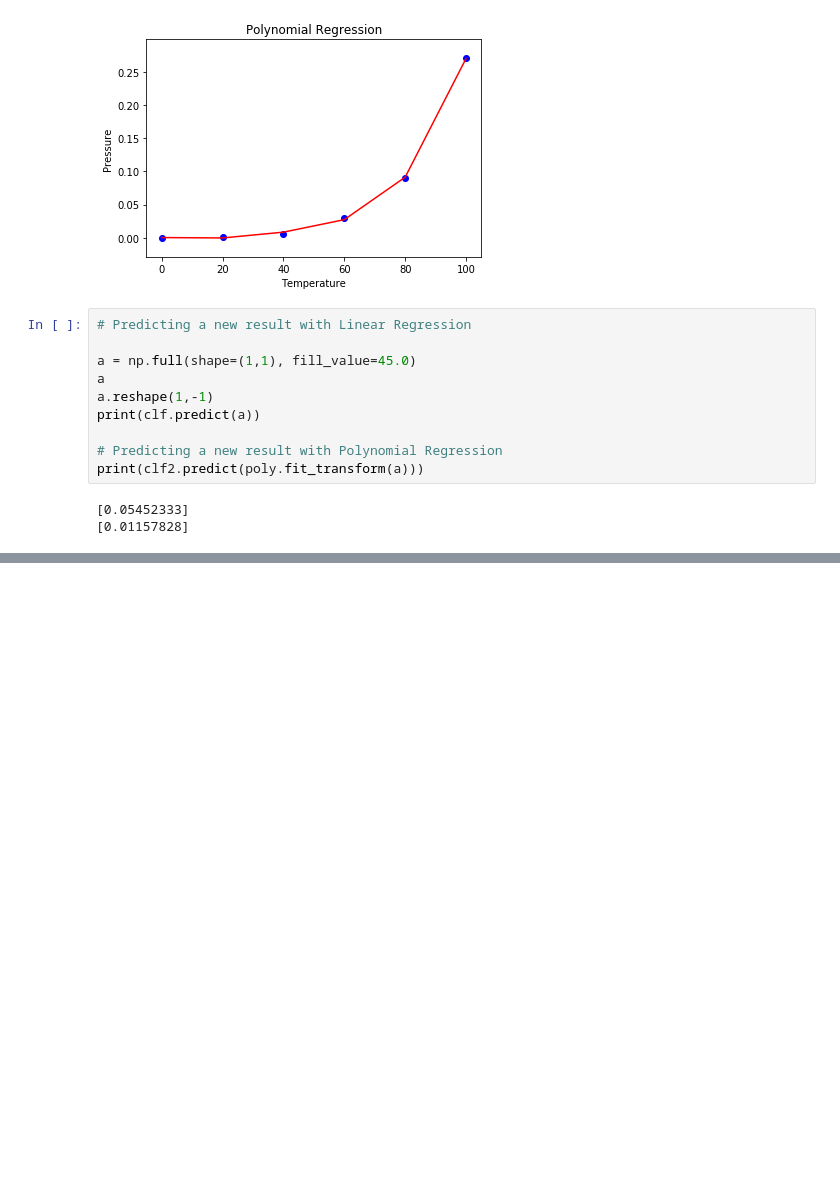
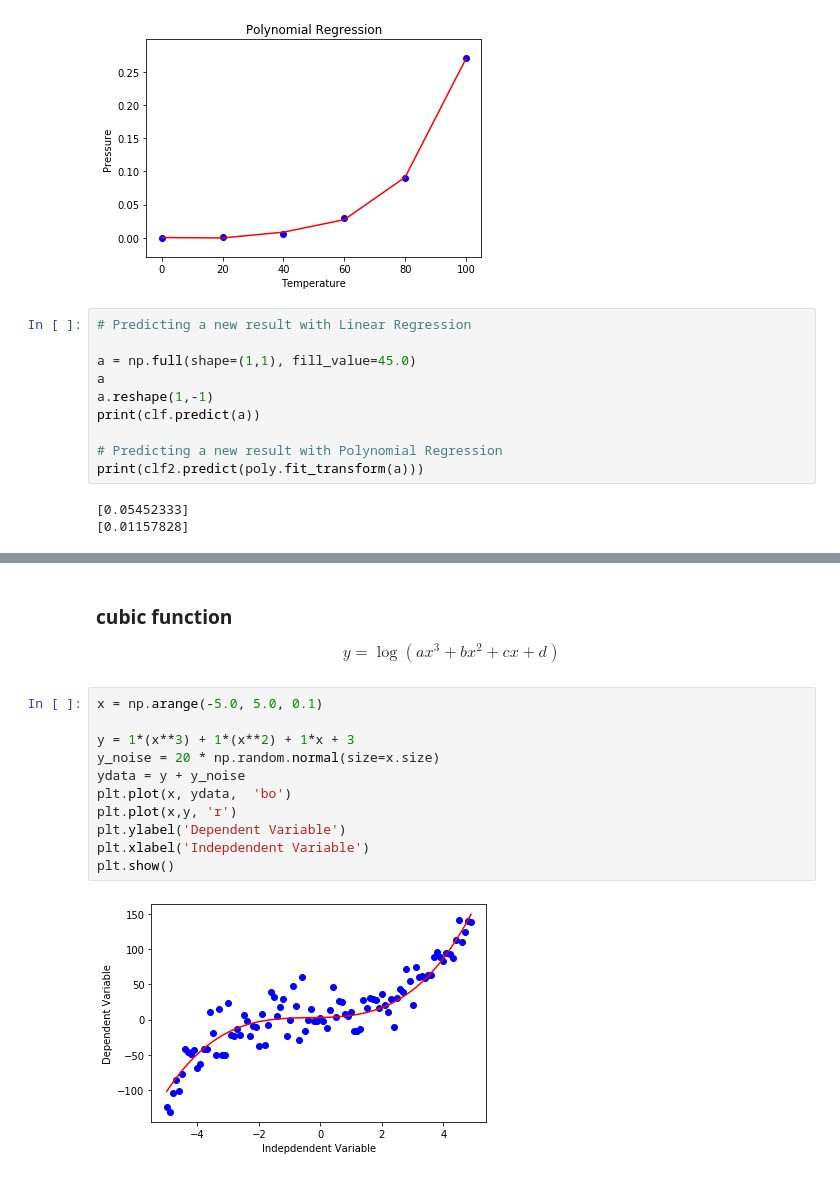
Before and after one commit to TheGlitchCat/Python-Course, a Jupyter notebook: Week 7/03 - Polynomial Regression.ipynb, the cells around one changed output, grey strips where cells are left out. Saved outputs shown, nothing was run; the diff lists cells and outputs as text; blank space fills up the shorter version.

```diff
--- a/Week 7/03 - Polynomial Regression.ipynb
+++ b/Week 7/03 - Polynomial Regression.ipynb
@@ -320,0 +336,17 @@ print(clf2.predict(poly.fit_transform(a)))
+# %% [markdown]
+### cubic function
+
+$$ y = \log(a x^3 + b x^2 + c x + d)$$
+# %%
+x = np.arange(-5.0, 5.0, 0.1)
+
+y = 1*(x**3) + 1*(x**2) + 1*x + 3
+y_noise = 20 * np.random.normal(size=x.size)
+ydata = y + y_noise
+plt.plot(x, ydata,  'bo')
+plt.plot(x,y, 'r')
+plt.ylabel('Dependent Variable')
+plt.xlabel('Indepdendent Variable')
+plt.show()
+# %% [output]
+[figure, added]
```
Also changed, not shown: parts of 29 cells of this notebook, 2 other files.
